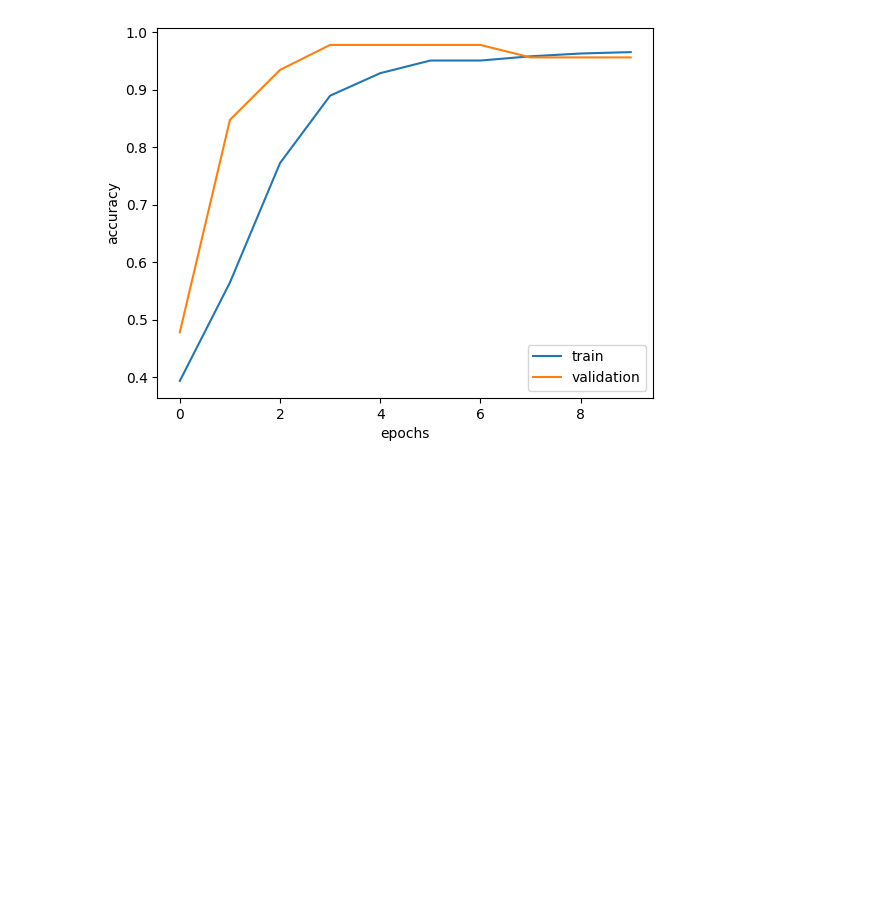
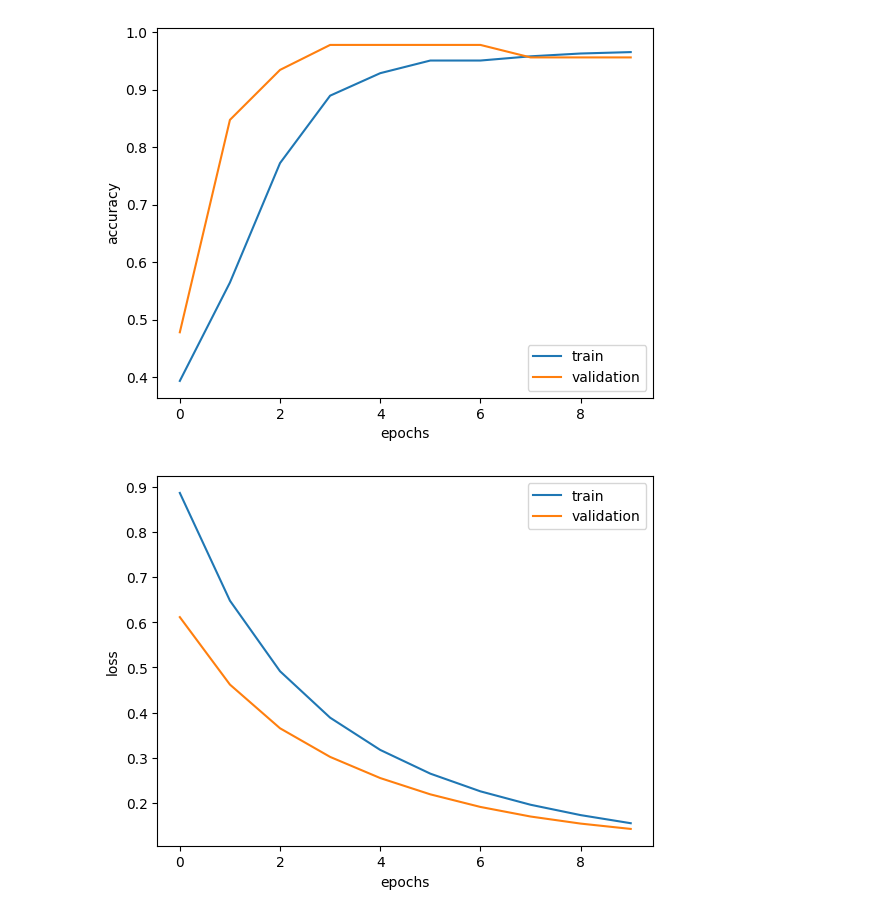
Before and after one commit to lalitha-sahitya/Breast-cancer-detection, a Jupyter notebook: breast_cancer_classification_using_NN.ipynb, the cells around one changed output. Drawn from its saved outputs; the diff is of its cells as text; code cells hidden in the pictures; blank space fills up the shorter version.

```diff
--- a/breast_cancer_classification_using_NN.ipynb
+++ b/breast_cancer_classification_using_NN.ipynb
@@ -227,3 +229,12 @@ plt.legend(['train','validation'],loc='lower right')
 plt.show()
 # %% [output]
 [figure]
+# %%
+plt.plot(history.history['loss'])
+plt.plot(history.history['val_loss'])
+plt.xlabel('epochs')
+plt.ylabel('loss')
+plt.legend(['train','validation'],loc='upper right')
+plt.show()
+# %% [output]
+[figure, added]
```
Also changed, not shown: parts of 1 cell of this notebook.
